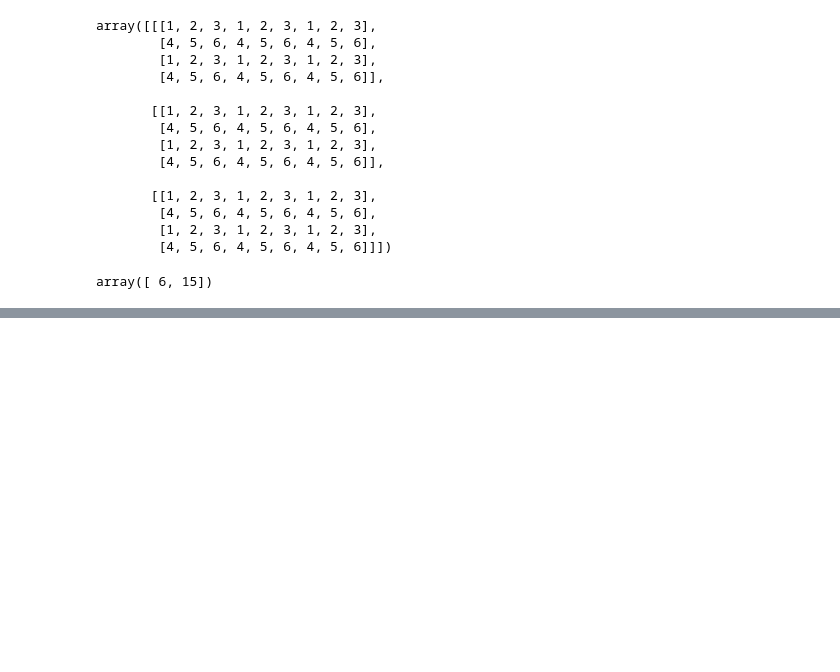
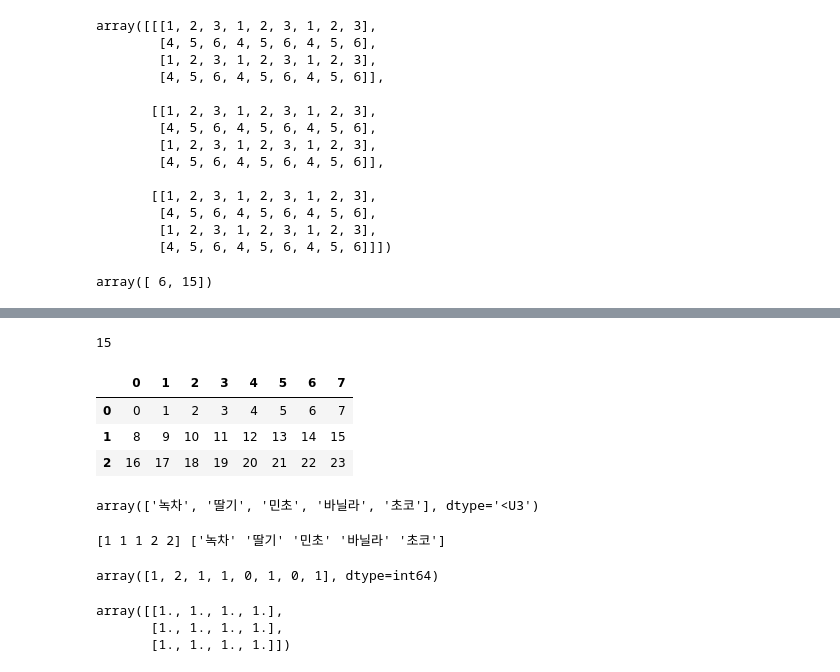
Before and after one commit to HyeshinLim/python_with_lksee, a Jupyter notebook: practice&review_lesson.ipynb, the cells around one changed output, grey strips where cells are left out. Cells and saved outputs as stored; diff of their text form; code cells hidden in the pictures; blank space fills up the shorter version.

Commit message:
2023-03-06 reviewing and practicing Pandas and Numpy

```diff
--- a/practice&review_lesson.ipynb
+++ b/practice&review_lesson.ipynb
@@ -634,0 +760,30 @@ array([ 6, 15])
+# %%
+data = {
+    '09:00':[11,10,10],
+    '15:00':[18,18,16],
+    '18:00':[15,16,14],
+    '12:00':[15,16,14]
+}
+columns = ['09:00','12:00','15:00','18:00']
+index = ['집','교회','학원']
+
+df = pd.DataFrame(data,index,columns)
+df.columns.name = '시간대'
+df.index.name = '장소'
+df=df.T
+df['월비'] = (df['집']+4)
+df['집']['12:00']
+# %% [output]
+15
+# %%
+import numpy as np
+pd.DataFrame(np.arange(24).reshape(3,-1))
+# %% [output]
+|  | 0 | 1 | 2 | 3 | 4 | 5 | 6 | 7 |
+| 0 | 0 | 1 | 2 | 3 | 4 | 5 | 6 | 7 |
+| 1 | 8 | 9 | 10 | 11 | 12 | 13 | 14 | 15 |
+| 2 | 16 | 17 | 18 | 19 | 20 | 21 | 22 | 23 |
+# %%
+np.unique(['민초','민초','녹차','바닐라','초코','초코','딸기'])
+# %% [output]
+array(['녹차', '딸기', '민초', '바닐라', '초코'], dtype='<U3')
@@ -634,0 +793,16 @@ array([ 6, 15])
+# %%
+count.sort()
+print(count,
+flavor)
+# %% [output]
+[1 1 1 2 2] ['녹차' '딸기' '민초' '바닐라' '초코']
+# %%
+np.bincount([0,1,1,2,3,5,7], minlength=7)
+# %% [output]
+array([1, 2, 1, 1, 0, 1, 0, 1], dtype=int64)
+# %%
+np.ones(12).reshape(3,4)
+# %% [output]
+array([[1., 1., 1., 1.],
+       [1., 1., 1., 1.],
+       [1., 1., 1., 1.]])
```
Also changed, not shown: parts of 14 cells of this notebook.
